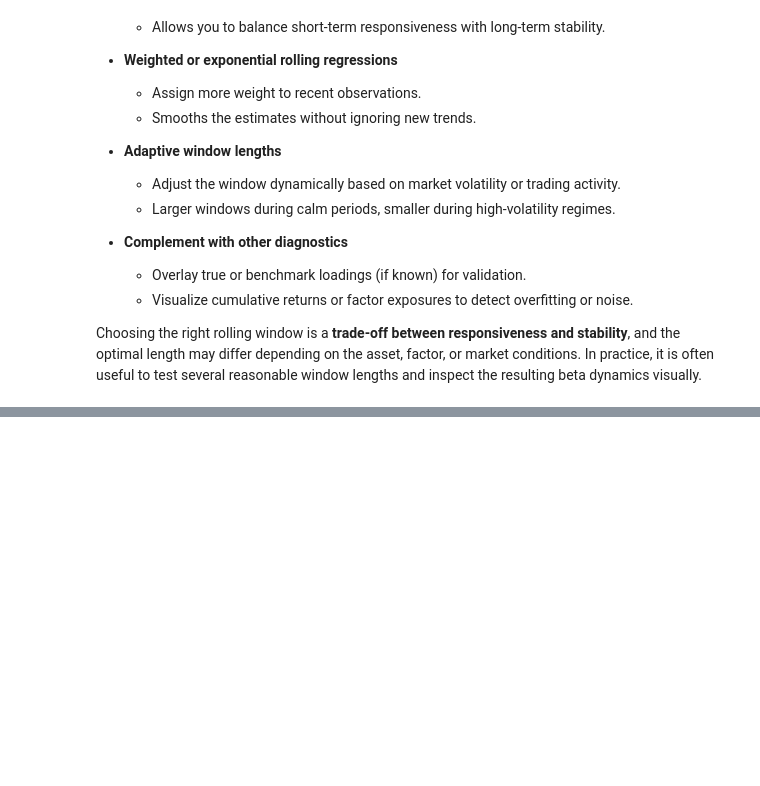
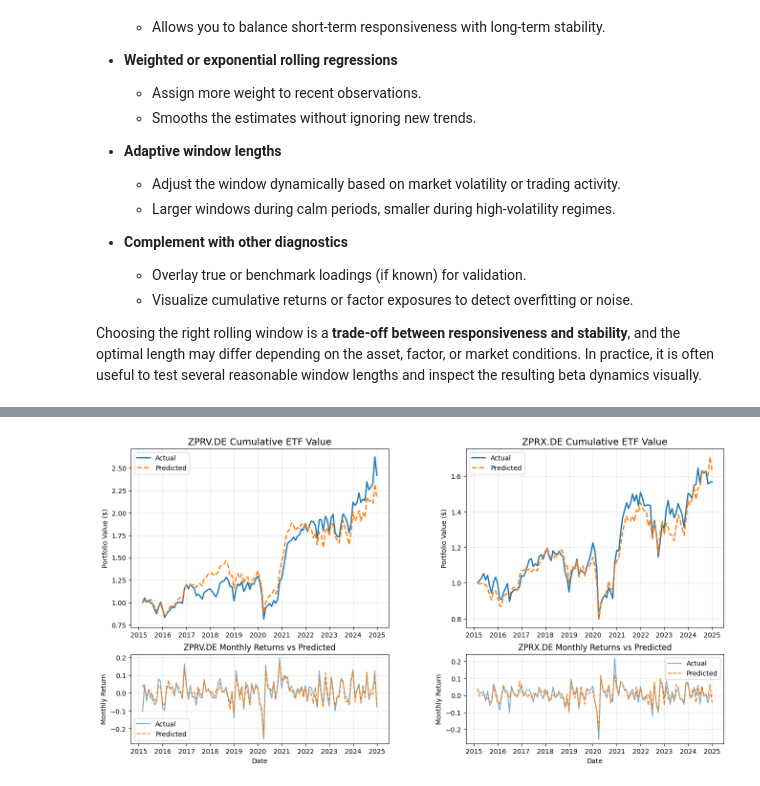
Before and after one commit to husainm97/quant-lab-alpha, a Jupyter notebook: notebooks/factor_premium_tests.ipynb, the cells around one changed output, grey strips where cells are left out. Cells and saved outputs as stored; diff of their text form; code cells hidden in the pictures; blank space fills up the shorter version.

```diff
--- a/notebooks/factor_premium_tests.ipynb
+++ b/notebooks/factor_premium_tests.ipynb
@@ -1205,0 +902,51 @@ ZPRX.DE  0.834064  0.251283  0.455605  0.237431 -0.190516
+# %%
+import matplotlib.pyplot as plt
+
+# Prepare predicted returns from Fama-French regressions
+predicted_returns = {}
+for etf in etf_cols:
+    y = ucits_combined[etf] - ucits_combined['RF']
+    X = sm.add_constant(ucits_combined[factor_cols])
+    model = sm.OLS(y, X).fit()
+    # Predicted excess returns + RF to get actual return
+    predicted_returns[etf] = model.predict(X) + ucits_combined['RF']
+
+# Colors for plotting
+colors = {'Actual':'tab:blue','Predicted':'tab:orange'}
+
+fig, axes = plt.subplots(2, 2, figsize=(16,8), gridspec_kw={'height_ratios':[2,1], 'wspace':0.3})
+
+for i, etf in enumerate(etf_cols):
+    actual = ucits_combined[etf].loc[predicted_returns[etf].index]
+    pred = predicted_returns[etf]
+
+    # -----------------------------
+    # Top row: cumulative growth
+    # -----------------------------
+    cum_actual = (1 + actual).cumprod()
+    cum_actual /= cum_actual.iloc[0]  # start at 1
+    cum_pred = (1 + pred).cumprod()
+    cum_pred /= cum_pred.iloc[0]      # start at 1
+
+    axes[0,i].plot(cum_actual.index, cum_actual, color=colors['Actual'], linewidth=2, label='Actual')
+    axes[0,i].plot(cum_pred.index, cum_pred, color=colors['Predicted'], linestyle='--', linewidth=2, label='Predicted')
+    axes[0,i].set_title(f'{etf} Cumulative ETF Value', fontsize=14)
+    axes[0,i].set_ylabel('Portfolio Value ($)')
+    axes[0,i].legend()
+    axes[0,i].grid(alpha=0.3)
+
+    # -----------------------------
+    # Bottom row: monthly returns
+    # -----------------------------
+    axes[1,i].plot(actual.index, actual, color=colors['Actual'], alpha=0.6, label='Actual')
+    axes[1,i].plot(pred.index, pred, color=colors['Predicted'], linestyle='--', label='Predicted')
+    axes[1,i].set_title(f'{etf} Monthly Returns vs Predicted', fontsize=12)
+    axes[1,i].set_ylabel('Monthly Return')
+    axes[1,i].set_xlabel('Date')
+    axes[1,i].legend()
+    axes[1,i].grid(alpha=0.3)
+
+plt.tight_layout()
+plt.show()
+# %% [output]
+[figure, added]
```
Also changed, not shown: parts of 25 cells of this notebook.
